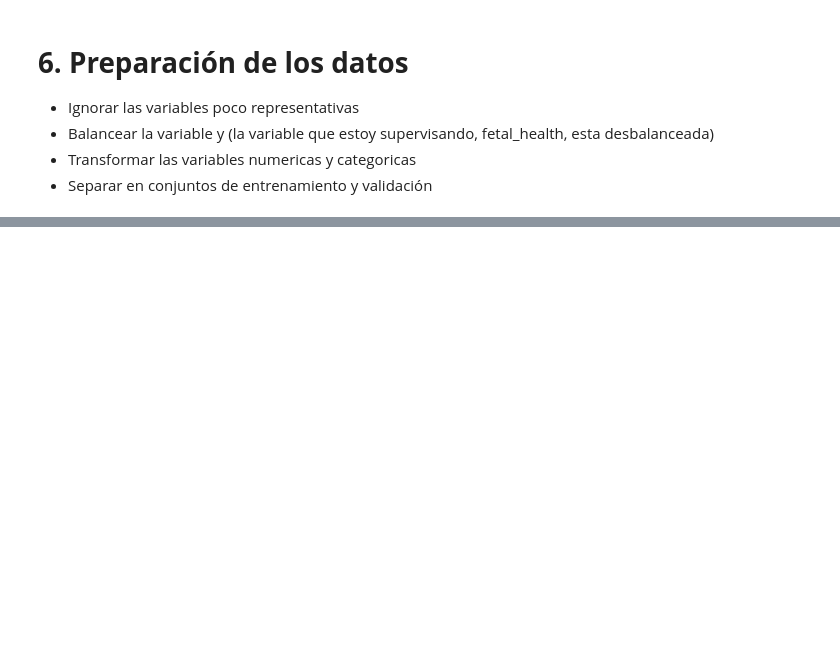
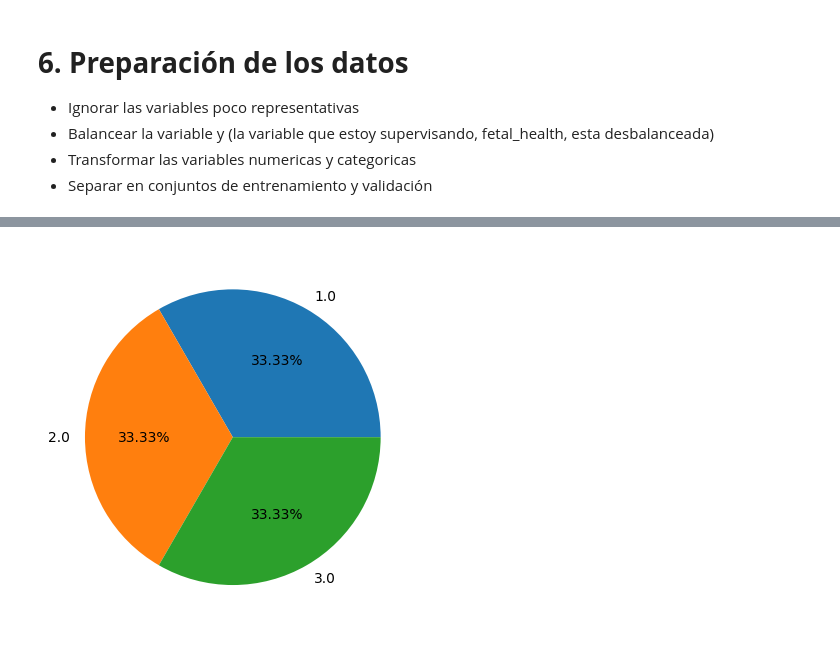
Before and after one commit to miguel142434/trabajo_clasificacion, a Jupyter notebook: clasificacion_caso2.ipynb, the cells around one changed output, grey strips where cells are left out. Saved outputs shown, nothing was run; the diff lists cells and outputs as text; code cells hidden in the pictures; blank space fills up the shorter version.

Commit message:
balance de y

```diff
--- a/clasificacion_caso2.ipynb
+++ b/clasificacion_caso2.ipynb
@@ -128,3 +128,11 @@ plt.show()
 - Balancear la variable y (la variable que estoy supervisando, fetal_health, esta desbalanceada)
 - Transformar las variables numericas y categoricas
 - Separar en conjuntos de entrenamiento y validación
+# %%
+#BALANCEO DE Y
+data_high = data[data['fetal_health'] == 1]
+data_medium = data[data['fetal_health'] == 2]
+data_low = data[data['fetal_health'] == 3]
+print(f'El tamaño de la clase 1 es: {data_high.shape}\nEl tamaño de la clase 2 es: {data_medium.shape}\nEl tamaño de la clase 3 es: {data_low.shape}')
+
+# Se filtra por filas
@@ -130,0 +143,8 @@ plt.show()
+# %%
+# Se realiza oversampling de las clases minoritarias para igualar su tamaño
+# al de la clase mayoritaria, permitiendo la repetición de registros
+data_medium_re = data_medium.sample(data_high.shape[0], replace = True)
+data_low_re = data_low.sample(data_high.shape[0], replace = True)
+data_balanced = pd.concat([data_high, data_medium_re, data_low_re])
+data_balanced.reset_index(drop=True, inplace=True)
+data_balanced.info()
@@ -130,0 +169,5 @@ plt.show()
+# %%
+plt.pie(x = data_balanced.fetal_health.value_counts(), labels = data_balanced.fetal_health.value_counts().index, autopct = '%0.2f%%')
+plt.show()
+# %% [output]
+[figure, added]
```
Also changed, not shown: parts of 2 cells of this notebook.
